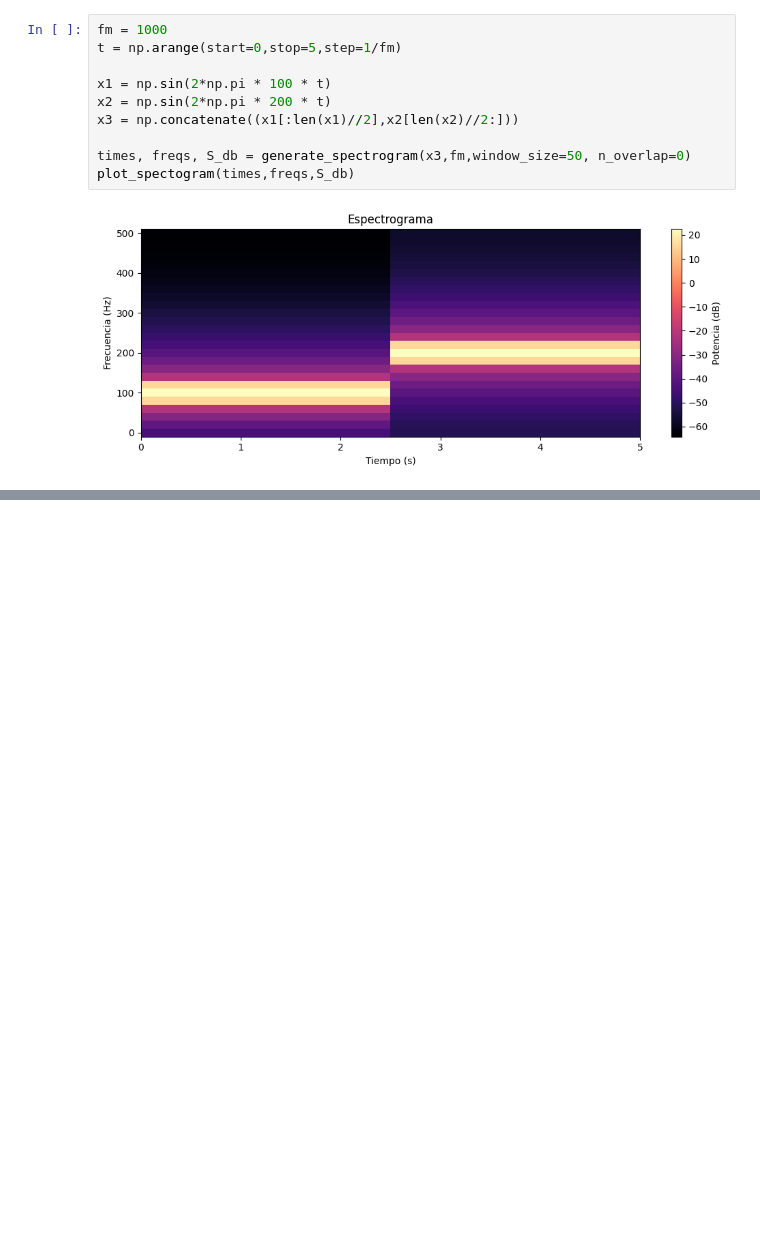
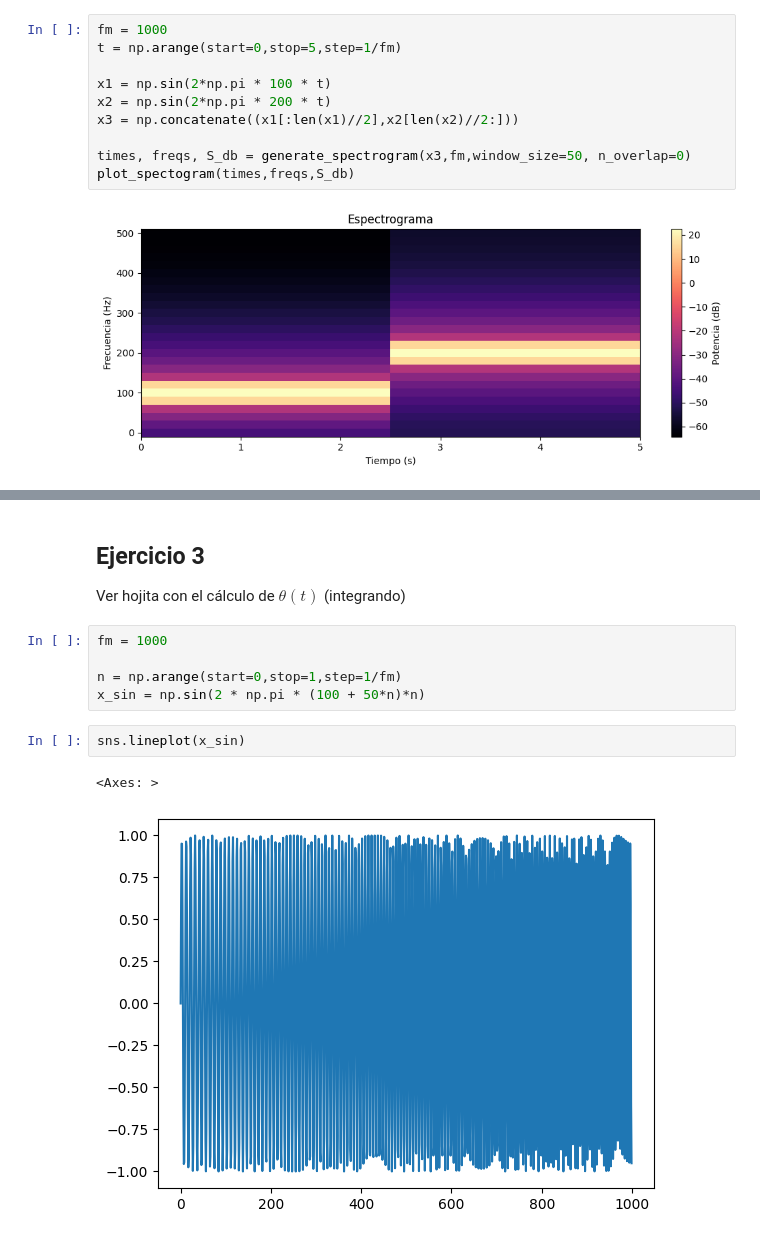
Before and after one commit to s4nt1lu1/pds, a Jupyter notebook: TP6/main.ipynb, the cells around one changed output, grey strips where cells are left out. Cells and saved outputs as stored; diff of their text form; blank space fills up the shorter version.

```diff
--- a/TP6/main.ipynb
+++ b/TP6/main.ipynb
@@ -92,0 +155,14 @@ plot_spectogram(times,freqs,S_db)
+# %% [markdown]
+## Ejercicio 3
+
+Ver hojita con el cálculo de $\theta(t)$ (integrando)
+# %%
+fm = 1000
+
+n = np.arange(start=0,stop=1,step=1/fm)
+x_sin = np.sin(2 * np.pi * (100 + 50*n)*n)
+# %%
+sns.lineplot(x_sin)
+# %% [output]
+<Axes: >
+[figure, added]
```
Also changed, not shown: parts of 20 cells of this notebook, 4 other files.
